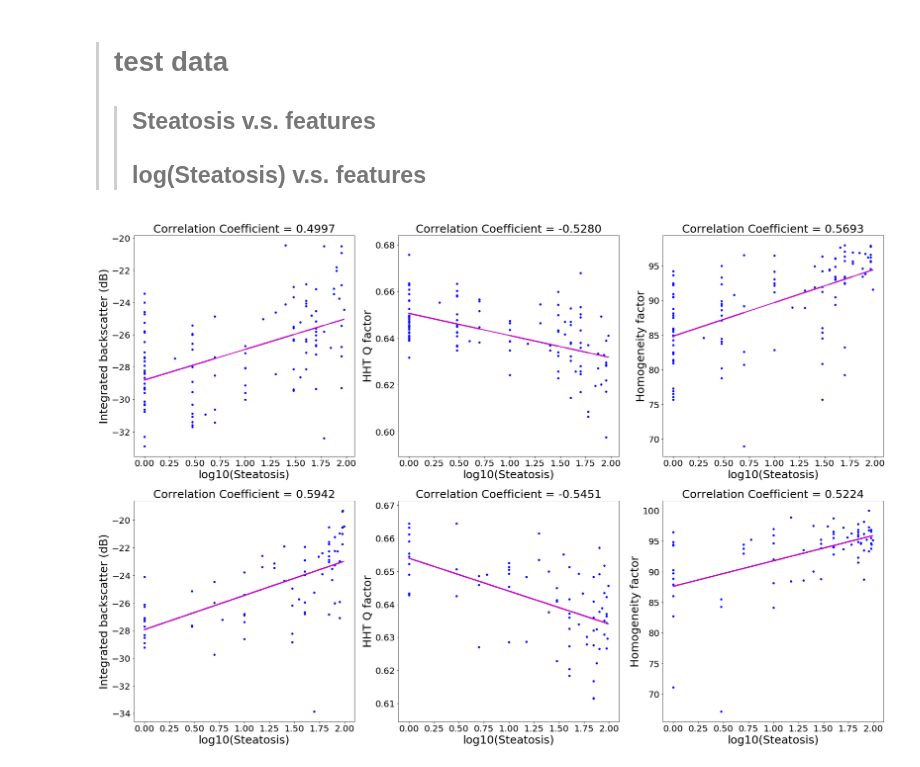
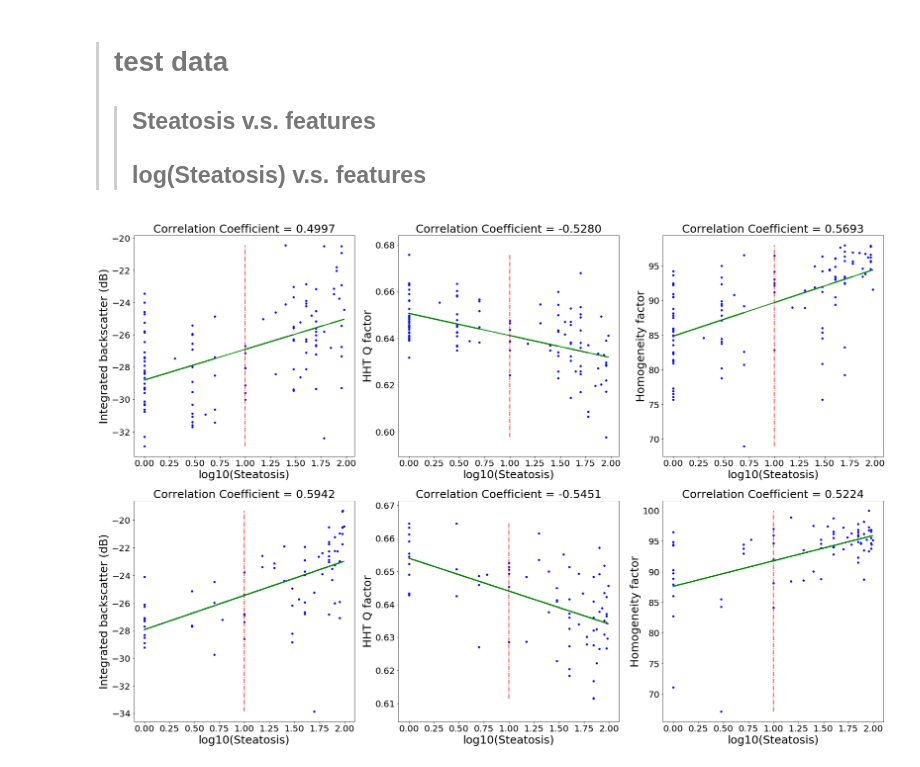
Before and after one commit to Lance0218/Fatty-liver-classifier, a Jupyter notebook: Scatter & Trend-line & Correlation Coefficient plot.ipynb, the cells around one changed output. Cells and saved outputs as stored; diff of their text form; code cells hidden in the pictures.

```diff
--- a/Scatter & Trend-line & Correlation Coefficient plot.ipynb
+++ b/Scatter & Trend-line & Correlation Coefficient plot.ipynb
@@ -52,11 +52,12 @@ for i in range(3):
     plt.ylabel('{0}'.format(features[i]), size = 25)
     plt.xticks(size = 20)
     plt.yticks(size = 20)
+    plt.vlines(10, min(y_train[:, i]), max(y_train[:, i]), linestyle='-.', color = 'red')
 
     ## calc the trendline (it is simply a linear fitting)
     z1 = np.polyfit(X_train, y_train[:, i], 1)
     p1 = np.poly1d(z1)
-    plt.plot(X_train, p1(X_train),'m-', linewidth=2)
+    plt.plot(X_train, p1(X_train), color = 'Green', linestyle='-', linewidth=2)
 
     plt.subplot(2, 3, 4+i)
     plt.scatter(X_test, y_test[:, i], s = 15, c = 'blue', alpha = 1)
@@ -65,11 +66,12 @@ for i in range(3):
     plt.ylabel('{0}'.format(features[i]), size = 25)
     plt.xticks(size = 20)
     plt.yticks(size = 20)
+    plt.vlines(10, min(y_test[:, i]), max(y_test[:, i]), linestyle='-.', color = 'red')
 
     ## calc the trendline (it is simply a linear fitting)
     z2 = np.polyfit(X_test, y_test[:, i], 1)
     p2 = np.poly1d(z2)
-    plt.plot(X_test, p2(X_test),'m-', linewidth=2)
+    plt.plot(X_test, p2(X_test), color = 'Green', linestyle='-', linewidth=2)
 plt.savefig('Data Visualization\Steatosis VS. features.png')
 plt.show()
 # %% [output]
@@ -120,33 +122,35 @@ for i in range(3):
 # plot
 plt.figure(figsize = (30, 20))
 
 for i in range(3):
     plt.subplot(2, 3, 1+i)
     plt.scatter(X_train, y_train[:, i], s = 15, c = 'blue', alpha = 1)
     plt.title('Correlation Coefficient = {0:0.4f}'.format(R[i]), size=25)
     plt.xlabel('log10(Steatosis)', size = 25)
     plt.ylabel('{0}'.format(features[i]), size = 25)
     plt.xticks(size = 20)
     plt.yticks(size = 20)
+    plt.vlines(1, min(y_train[:, i]), max(y_train[:, i]), linestyle='-.', color = 'red')
 
     ## calc the trendline (it is simply a linear fitting)
     z1 = np.polyfit(X_train, y_train[:, i], 1)
     p1 = np.poly1d(z1)
-    plt.plot(X_train, p1(X_train),'m-', linewidth=2)
+    plt.plot(X_train, p1(X_train), color = 'Green', linestyle='-', linewidth=2)
 
     plt.subplot(2, 3, 4+i)
     plt.scatter(X_test, y_test[:, i], s = 15, c = 'blue', alpha = 1)
     plt.title('Correlation Coefficient = {0:0.4f}'.format(S[i]), size=25)
     plt.xlabel('log10(Steatosis)', size = 25)
     plt.ylabel('{0}'.format(features[i]), size = 25)
     plt.xticks(size = 20)
     plt.yticks(size = 20)
+    plt.vlines(1, min(y_test[:, i]), max(y_test[:, i]), linestyle='-.', color = 'red')
 
     ## calc the trendline (it is simply a linear fitting)
     z2 = np.polyfit(X_test, y_test[:, i], 1)
     p2 = np.poly1d(z2)
-    plt.plot(X_test, p2(X_test),'m-', linewidth=2)
+    plt.plot(X_test, p2(X_test), color = 'Green', linestyle='-', linewidth=2)
 plt.savefig('Data Visualization\log10(Steatosis) VS. features.png')
 plt.show()
 # %% [output]
-[figure, old version]
+[figure, new version]
```
Also changed, not shown: parts of 1 cell of this notebook.
